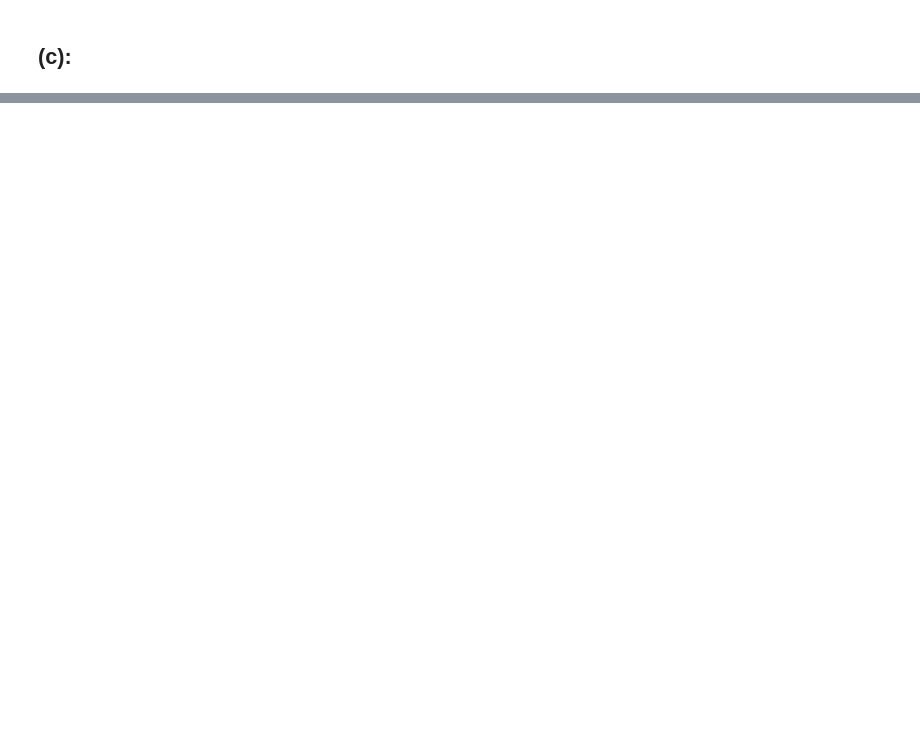
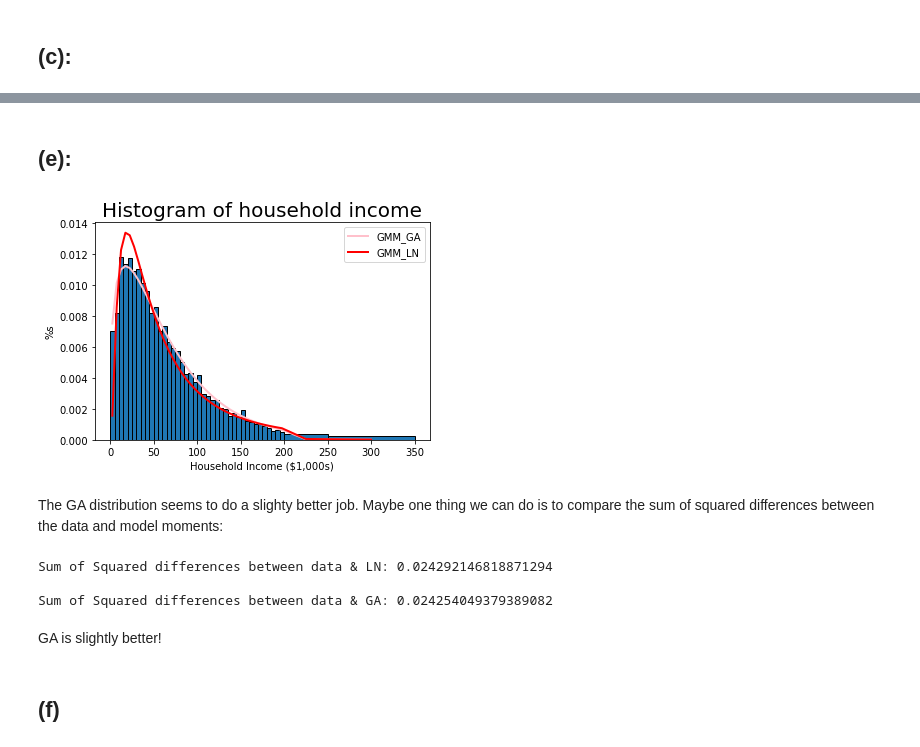
Before and after one commit to xiangyum/StructEst_W20, a Jupyter notebook: ProblemSets/PS3/xiangyu_ps3.ipynb, the cells around one changed output, grey strips where cells are left out. Saved outputs shown, nothing was run; the diff lists cells and outputs as text; code cells hidden in the pictures; blank space fills up the shorter version.

```diff
--- a/ProblemSets/PS3/xiangyu_ps3.ipynb
+++ b/ProblemSets/PS3/xiangyu_ps3.ipynb
@@ -267,0 +383,40 @@ err_vec.T @ W @ err_vec
+# %% [markdown]
+## (e):
+# %%
+mid_points = create_midpoints(df.hhi)
+
+temp_df = pd.DataFrame({"mpt": mid_points})
+temp_df["GA"] = GA_pdf(mid_points, GA_alpha_GMM1_v1, GA_beta_GMM1_v1)
+temp_df.loc[40, "GA"] = temp_df.loc[40, "GA"]/10
+temp_df.loc[41, "GA"] = temp_df.loc[41, "GA"]/20
+
+temp_df["LN"] = lognormal_pdf(mid_points, mu_GMM1_v1, sig_GMM1_v1)
+temp_df.loc[40, "LN"] = temp_df.loc[40, "LN"]/10
+temp_df.loc[41, "LN"] = temp_df.loc[41, "LN"]/20
+
+plt.hist(df.hhi, bins = bin_edges, weights = df.weight, edgecolor='k')
+plt.title('Histogram of household income', fontsize=20)
+plt.xlabel(r'Household Income ($1,000s)')
+plt.ylabel(r'%s')
+plt.plot(mid_points, temp_df["GA"],
+         linewidth=2, color='pink', label='GMM_GA')
+plt.plot(mid_points, temp_df["LN"],
+         linewidth=2, color='red', label='GMM_LN')
+plt.legend(loc='upper right')
+plt.show()
+# %% [output]
+[figure, added]
+# %% [markdown]
+The GA distribution seems to do a slighty better job. Maybe one thing we can do is to compare the sum of squared differences between the data and model moments:
+# %%
+temp_df["actual"] = np.histogram(df.hhi, q1_bins)[0]/len(df)
+print("\nSum of Squared differences between data & LN: {}".format(np.sum((temp_df.actual-temp_df.LN)**2)))
+print("\nSum of Squared differences between data & GA: {}".format(np.sum((temp_df.actual-temp_df.GA)**2)))
+# %% [output]
+Sum of Squared differences between data & LN: 0.024292146818871294
+
+Sum of Squared differences between data & GA: 0.024254049379389082
+# %% [markdown]
+GA is slightly better!
+# %% [markdown]
+## (f)
```
Also changed, not shown: parts of 46 cells of this notebook, 4 other files.
